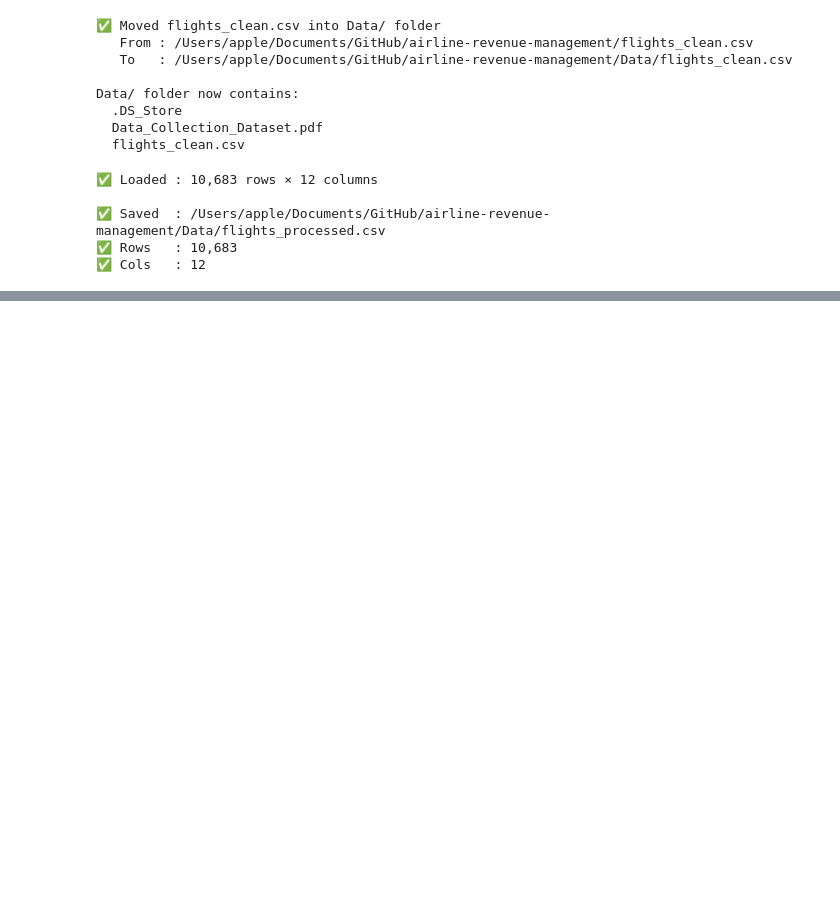
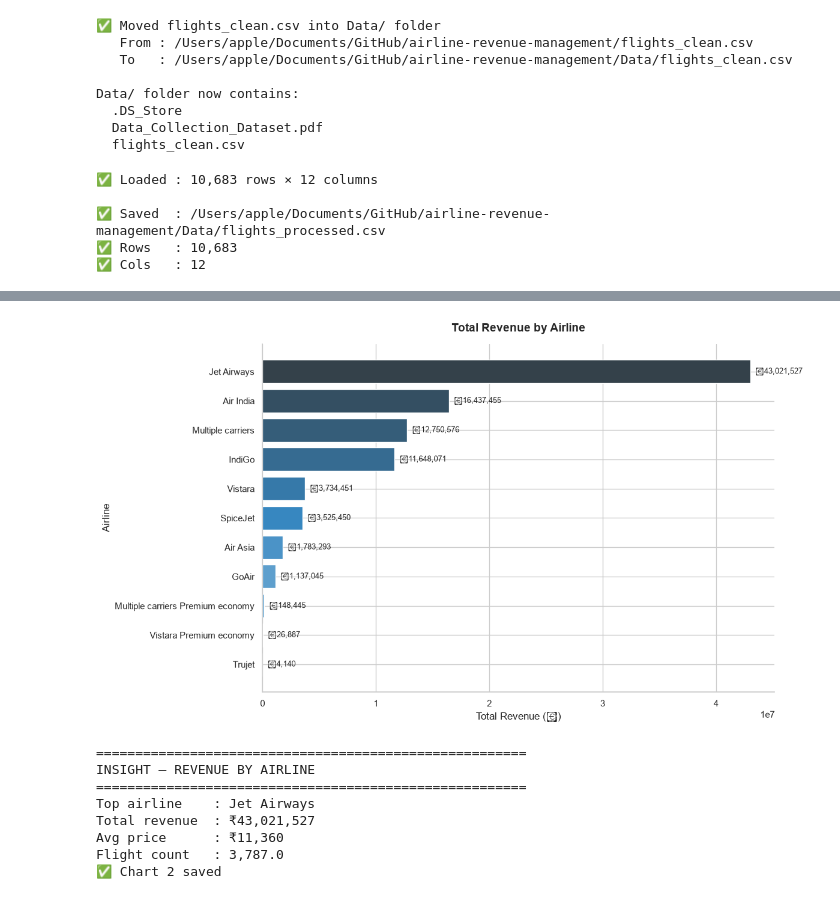
Before and after one commit to riteshnandal/airline-revenue-management, a Jupyter notebook: Python/main.py/01_data_cleaning.ipynb, the cells around one changed output, grey strips where cells are left out. Saved outputs shown, nothing was run; the diff lists cells and outputs as text; code cells hidden in the pictures; blank space fills up the shorter version.

```diff
--- a/Python/main.py/01_data_cleaning.ipynb
+++ b/Python/main.py/01_data_cleaning.ipynb
@@ -558,0 +828,55 @@ print(f"✅ Cols   : {df.shape[1]}")
+# %%
+# ── Chart 2 : Revenue by airline ─────────────────────────
+airline_rev = df.groupby('Airline').agg(
+    Total_Revenue = ('Revenue', 'sum'),
+    Avg_Price     = ('Price',   'mean'),
+    Flight_Count  = ('Price',   'count')
+).sort_values('Total_Revenue', ascending=True)
+
+fig, ax = plt.subplots(figsize=(12, 7))
+
+bars = ax.barh(
+    airline_rev.index,
+    airline_rev['Total_Revenue'],
+    color=sns.color_palette('Blues_d', len(airline_rev))
+)
+
+# Add value labels
+for bar, val in zip(bars,
+                    airline_rev['Total_Revenue']):
+    ax.text(
+        bar.get_width() + airline_rev['Total_Revenue'].max() * 0.01,
+        bar.get_y() + bar.get_height() / 2,
+        f'₹{val:,.0f}',
+        va='center', fontsize=9
+    )
+
+ax.set_title('Total Revenue by Airline')
+ax.set_xlabel('Total Revenue (₹)')
+ax.set_ylabel('Airline')
+plt.tight_layout()
+plt.savefig(os.path.join(SCREENSHOTS,
+            '02_revenue_by_airline.png'), dpi=150)
+plt.show()
+
+# Print insight
+print("=" * 55)
+print("INSIGHT — REVENUE BY AIRLINE")
+print("=" * 55)
+top = airline_rev.sort_values(
+    'Total_Revenue', ascending=False).iloc[0]
+print(f"Top airline    : {top.name}")
+print(f"Total revenue  : ₹{top['Total_Revenue']:,.0f}")
+print(f"Avg price      : ₹{top['Avg_Price']:,.0f}")
+print(f"Flight count   : {top['Flight_Count']:,}")
+print("✅ Chart 2 saved")
+# %% [output]
+[figure, added]
+=======================================================
+INSIGHT — REVENUE BY AIRLINE
+=======================================================
+Top airline    : Jet Airways
+Total revenue  : ₹43,021,527
+Avg price      : ₹11,360
+Flight count   : 3,787.0
+✅ Chart 2 saved
```
Also changed, not shown: parts of 10 cells of this notebook, 11 other files.
